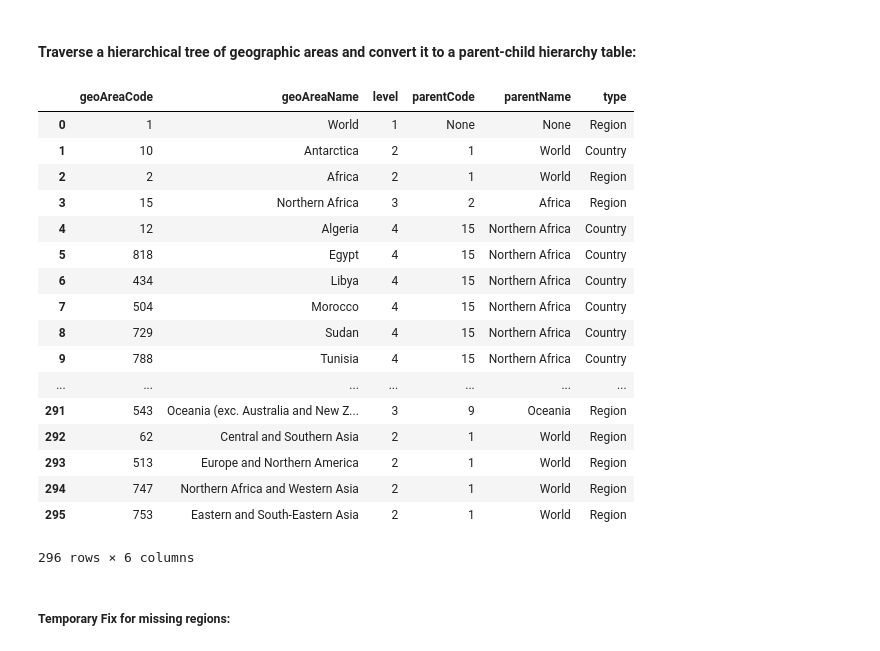
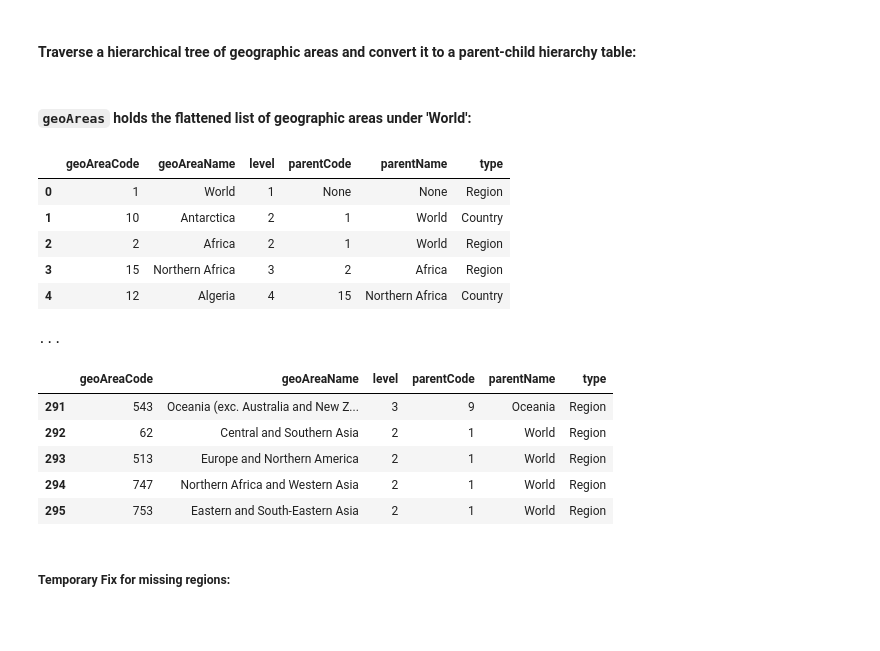
Before and after one commit to UNStats/FIS4SDGs, a Jupyter notebook: unsd/notebooks/FIS4SDG - 01 - Create CSV.ipynb, the cells around one changed output. Drawn from its saved outputs; the diff is of its cells as text; code cells hidden in the pictures; blank space fills up the shorter version.

```diff
--- a/unsd/notebooks/FIS4SDG - 01 - Create CSV.ipynb
+++ b/unsd/notebooks/FIS4SDG - 01 - Create CSV.ipynb
@@ -143,29 +147,27 @@ def traverse(tree, parentCode=None, parentName=None):
             traverse.level -= 1
 
     return pd.DataFrame(hierarchy)
+# %% [markdown]
+#### `geoAreas` holds the flattened list of geographic areas under 'World':
 # %%
 geoAreas = flatten(geoAreaTree()[0])
+geoAreas.head()
+print('...')
+geoAreas.tail()
+# %% [output]
+|  | geoAreaCode | geoAreaName | level | parentCode | parentName | type |
+| 0 | 1 | World | 1 | None | None | Region |
+| 1 | 10 | Antarctica | 2 | 1 | World | Country |
+| 2 | 2 | Africa | 2 | 1 | World | Region |
+| 3 | 15 | Northern Africa | 3 | 2 | Africa | Region |
+| 4 | 12 | Algeria | 4 | 15 | Northern Africa | Country |
+...
+|  | geoAreaCode | geoAreaName | level | parentCode | parentName | type |
+| 291 | 543 | Oceania (exc. Australia and New Z... | 3 | 9 | Oceania | Region |
+| 292 | 62 | Central and Southern Asia | 2 | 1 | World | Region |
+| 293 | 513 | Europe and Northern America | 2 | 1 | World | Region |
+| 294 | 747 | Northern Africa and Western Asia | 2 | 1 | World | Region |
+| 295 | 753 | Eastern and South-Eastern Asia | 2 | 1 | World | Region |
-# %%
-geoAreas
-# %% [output]
-|  | geoAreaCode | geoAreaName | level | parentCode | parentName | type |
-| 0 | 1 | World | 1 | None | None | Region |
-| 1 | 10 | Antarctica | 2 | 1 | World | Country |
-| 2 | 2 | Africa | 2 | 1 | World | Region |
-| 3 | 15 | Northern Africa | 3 | 2 | Africa | Region |
-| 4 | 12 | Algeria | 4 | 15 | Northern Africa | Country |
-| 5 | 818 | Egypt | 4 | 15 | Northern Africa | Country |
-| 6 | 434 | Libya | 4 | 15 | Northern Africa | Country |
-| 7 | 504 | Morocco | 4 | 15 | Northern Africa | Country |
-| 8 | 729 | Sudan | 4 | 15 | Northern Africa | Country |
-| 9 | 788 | Tunisia | 4 | 15 | Northern Africa | Country |
-| ... | ... | ... | ... | ... | ... | ... |
-| 291 | 543 | Oceania (exc. Australia and New Z... | 3 | 9 | Oceania | Region |
-| 292 | 62 | Central and Southern Asia | 2 | 1 | World | Region |
-| 293 | 513 | Europe and Northern America | 2 | 1 | World | Region |
-| 294 | 747 | Northern Africa and Western Asia | 2 | 1 | World | Region |
-| 295 | 753 | Eastern and South-Eastern Asia | 2 | 1 | World | Region |
-296 rows × 6 columns
 # %% [markdown]
 ##### Temporary Fix for missing regions:
 # %%
```
Also changed, not shown: parts of 15 cells of this notebook.
